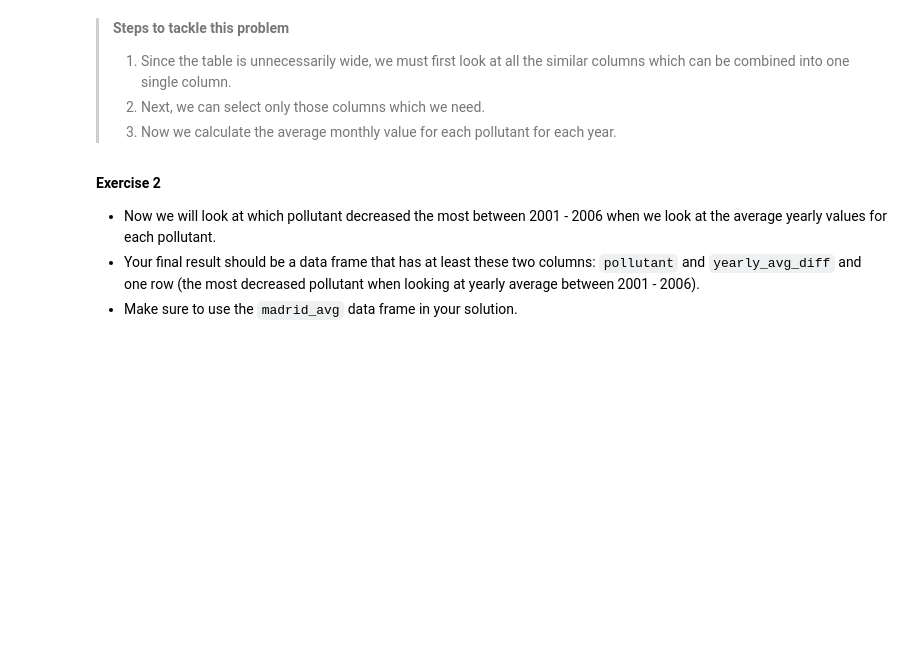
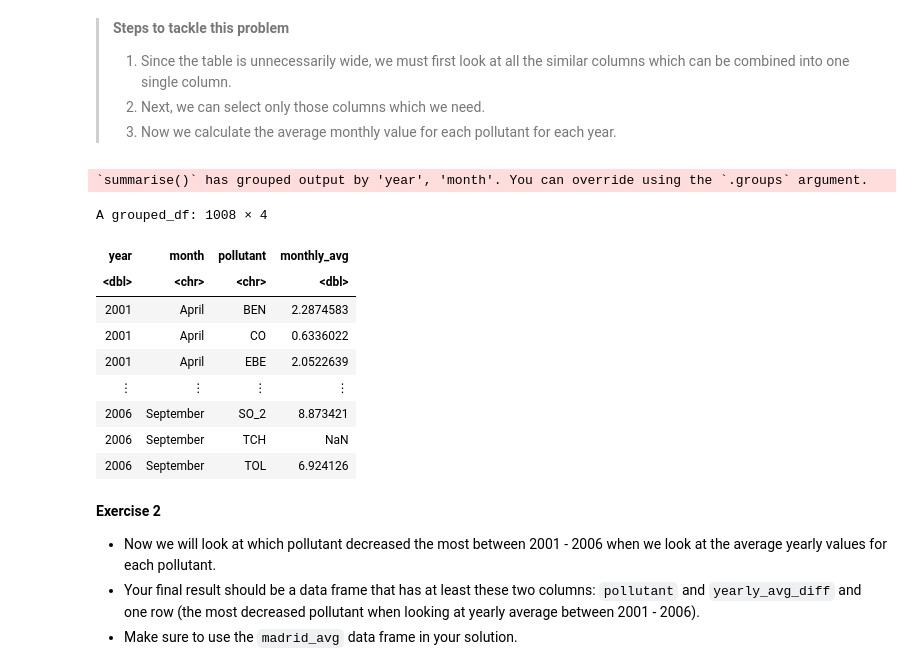
Before and after one commit to omertahi/DSCI100_Review_Session, a Jupyter notebook: Review Session.ipynb, the cells around one changed output. Drawn from its saved outputs; the diff is of its cells as text; code cells hidden in the pictures; blank space fills up the shorter version.

```diff
--- a/Review Session.ipynb
+++ b/Review Session.ipynb
@@ -514,6 +498,28 @@ Name your data frame `madrid_avg`.
 > 3) Now we calculate the average monthly value for each pollutant for each year.
 # %%
 # add code here
+madrid_avg <- madrid |>
+    pivot_longer(
+        cols = BEN:TOL,
+        names_to = "pollutant",
+        values_to = "amount") |>
+    select(-date) |>
+    group_by(year, month, pollutant) |>
+    summarize(monthly_avg = mean(amount, na.rm = TRUE))
+
+madrid_avg
+# %% [output]
+`summarise()` has grouped output by 'year', 'month'. You can override using the `.groups` argument.
+A grouped_df: 1008 × 4
+| year | month | pollutant | monthly_avg |
+| <dbl> | <chr> | <chr> | <dbl> |
+| 2001 | April | BEN | 2.2874583 |
+| 2001 | April | CO | 0.6336022 |
+| 2001 | April | EBE | 2.0522639 |
+| ⋮ | ⋮ | ⋮ | ⋮ |
+| 2006 | September | SO_2 | 8.873421 |
+| 2006 | September | TCH | NaN |
+| 2006 | September | TOL | 6.924126 |
 # %% [markdown]
 **Exercise 2**
 
```
Also changed, not shown: parts of 12 cells of this notebook.
